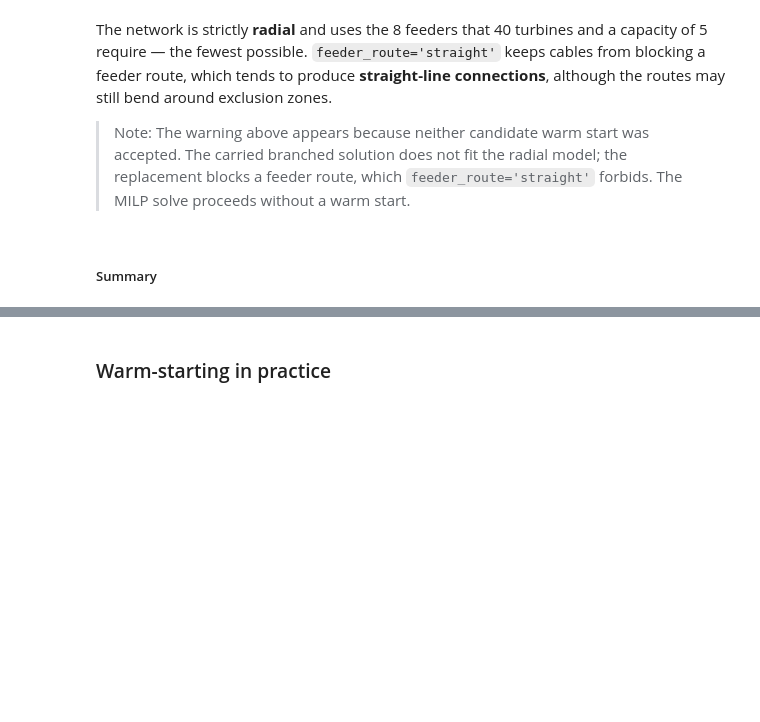
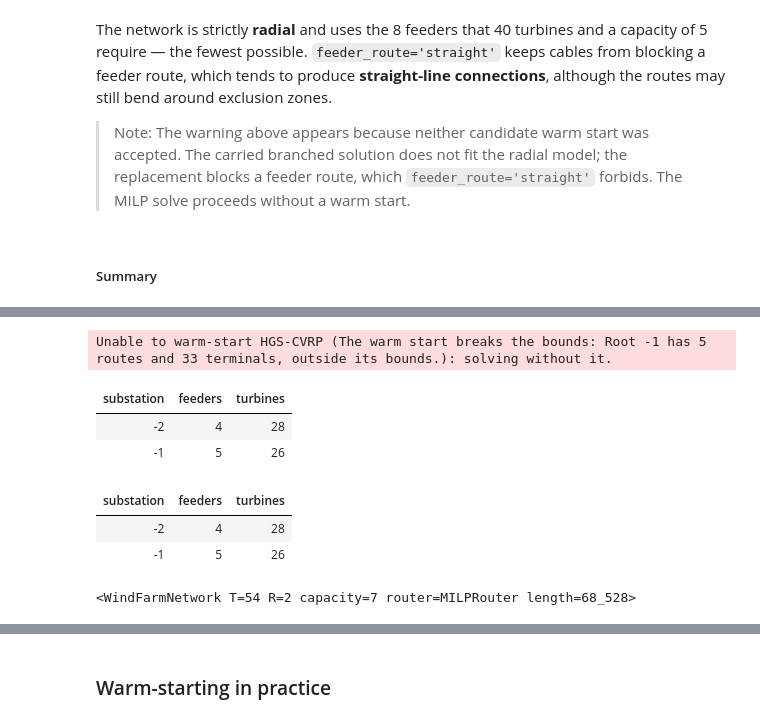
Before and after one commit to DTUWindEnergy/OptiWindNet, a Jupyter notebook: docs/notebooks/hi31_options.ipynb, the cells around one changed output, grey strips where cells are left out. Cells and saved outputs as stored; diff of their text form; code cells hidden in the pictures; blank space fills up the shorter version.

```diff
--- a/docs/notebooks/hi31_options.ipynb
+++ b/docs/notebooks/hi31_options.ipynb
@@ -294,0 +316,22 @@ For these two examples, the `MILP` router enforces the selected [ModelOptions](.
+# %%
+wfn_two.constraints = NetworkConstraints(
+    max_substation_feeders=(None, 5), max_substation_loads=(None, 26)
+)
+wfn_two.optimize(router=hgs_two)
+per_substation(wfn_two)
+# %% [output]
+Unable to warm-start HGS-CVRP (The warm start breaks the bounds: Root -1 has 5 routes and 33 terminals, outside its bounds.): solving without it.
+| substation | feeders | turbines |
+| -2 | 4 | 28 |
+| -1 | 5 | 26 |
+# %%
+wfn_two.optimize(router=milp_two)
+per_substation(wfn_two)
+# %% [output]
+| substation | feeders | turbines |
+| -2 | 4 | 28 |
+| -1 | 5 | 26 |
+# %%
+wfn_two
+# %% [output]
+<WindFarmNetwork T=54 R=2 capacity=7 router=MILPRouter length=68_528>
```
Also changed, not shown: parts of 65 cells of this notebook.
